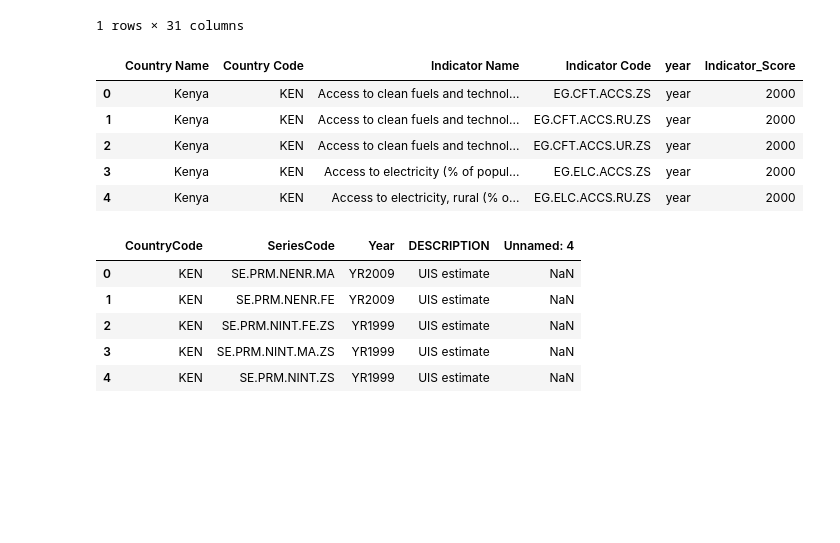
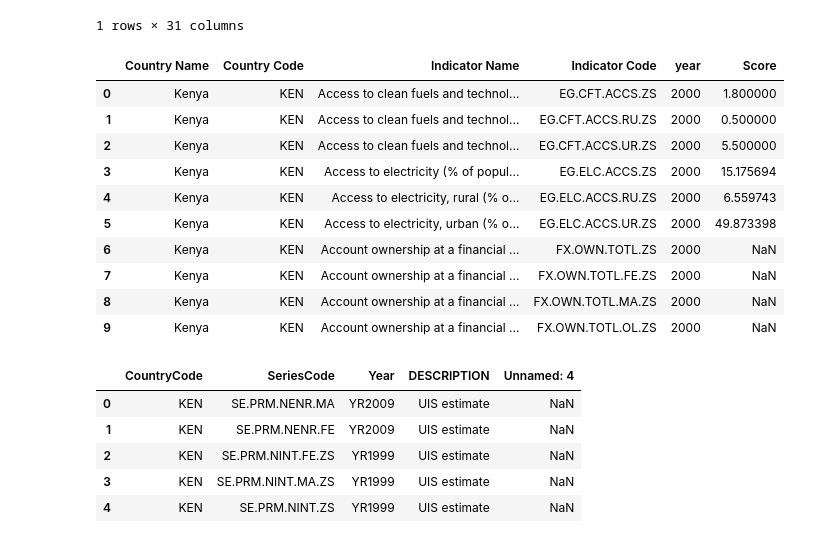
Before and after one commit to valarythairu/Development-Indicators, a Jupyter notebook: index.ipynb, the cells around one changed output. Cells and saved outputs as stored; diff of their text form; code cells hidden in the pictures; blank space fills up the shorter version.

Commit message:
Update index.ipynb
Economic development indicators to be the first analysed and predicted

```diff
--- a/index.ipynb
+++ b/index.ipynb
@@ -23,24 +23,21 @@ KE_Country
 |  | Country Code | Short Name | Table Name | Long Name | 2-alpha code | Currency Unit | Special Notes | Region | ... |
 | 0 | KEN | Kenya | Kenya | Republic of Kenya | KE | Kenyan shilling | Fiscal year end: June 30; reporti... | Sub-Saharan Africa | ... |
 1 rows × 31 columns
-# %%
-Ke_datas = pd.read_excel('Ke_datas.xlsx')
-
-
-column_names = ['Country Name', 'Country Code', 'Indicator Name', 'Indicator Code']
-
-Ke_datas = pd.melt(frame=Ke_datas, id_vars=column_names, var_name='year', value_name='Indicator_Score')
-
-Ke_datas = Ke_datas[Ke_datas['year'] >= '2000']
-
-Ke_datas.head()
-# %% [output]
-|  | Country Name | Country Code | Indicator Name | Indicator Code | year | Indicator_Score |
-| 0 | Kenya | KEN | Access to clean fuels and technol... | EG.CFT.ACCS.ZS | year | 2000 |
-| 1 | Kenya | KEN | Access to clean fuels and technol... | EG.CFT.ACCS.RU.ZS | year | 2000 |
-| 2 | Kenya | KEN | Access to clean fuels and technol... | EG.CFT.ACCS.UR.ZS | year | 2000 |
-| 3 | Kenya | KEN | Access to electricity (% of popul... | EG.ELC.ACCS.ZS | year | 2000 |
-| 4 | Kenya | KEN | Access to electricity, rural (% o... | EG.ELC.ACCS.RU.ZS | year | 2000 |
+# %%
+Ke_datas = pd.read_excel('Ke_datas.xlsx')
+Ke_datas.head(10)
+# %% [output]
+|  | Country Name | Country Code | Indicator Name | Indicator Code | year | Score |
+| 0 | Kenya | KEN | Access to clean fuels and technol... | EG.CFT.ACCS.ZS | 2000 | 1.800000 |
+| 1 | Kenya | KEN | Access to clean fuels and technol... | EG.CFT.ACCS.RU.ZS | 2000 | 0.500000 |
+| 2 | Kenya | KEN | Access to clean fuels and technol... | EG.CFT.ACCS.UR.ZS | 2000 | 5.500000 |
+| 3 | Kenya | KEN | Access to electricity (% of popul... | EG.ELC.ACCS.ZS | 2000 | 15.175694 |
+| 4 | Kenya | KEN | Access to electricity, rural (% o... | EG.ELC.ACCS.RU.ZS | 2000 | 6.559743 |
+| 5 | Kenya | KEN | Access to electricity, urban (% o... | EG.ELC.ACCS.UR.ZS | 2000 | 49.873398 |
+| 6 | Kenya | KEN | Account ownership at a financial ... | FX.OWN.TOTL.ZS | 2000 | NaN |
+| 7 | Kenya | KEN | Account ownership at a financial ... | FX.OWN.TOTL.FE.ZS | 2000 | NaN |
+| 8 | Kenya | KEN | Account ownership at a financial ... | FX.OWN.TOTL.MA.ZS | 2000 | NaN |
+| 9 | Kenya | KEN | Account ownership at a financial ... | FX.OWN.TOTL.OL.ZS | 2000 | NaN |
 # %%
 KE_FootNote = pd.read_excel('KE_FootNote.xlsx')
 KE_FootNote.head()
```
Also changed, not shown: parts of 1 cell of this notebook.
